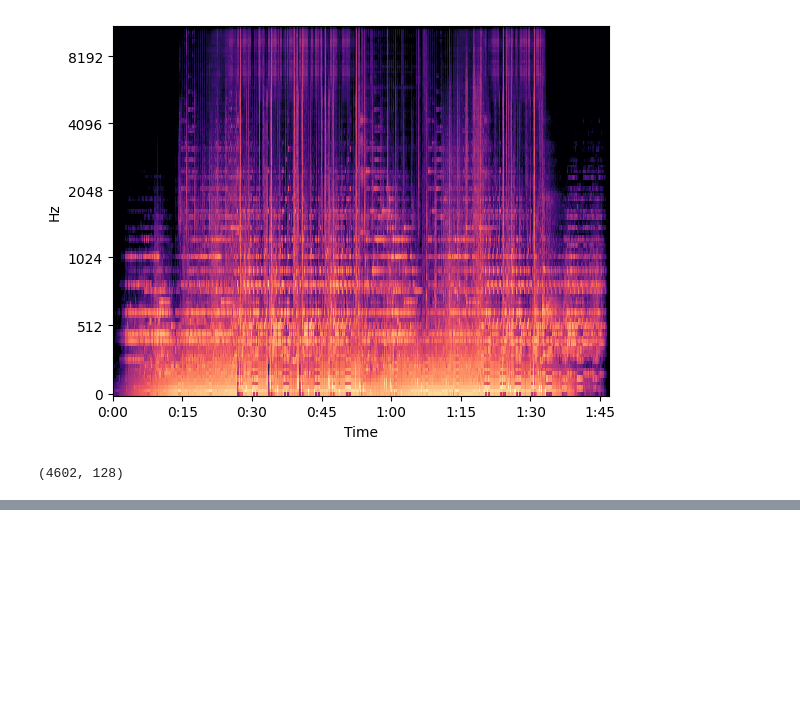
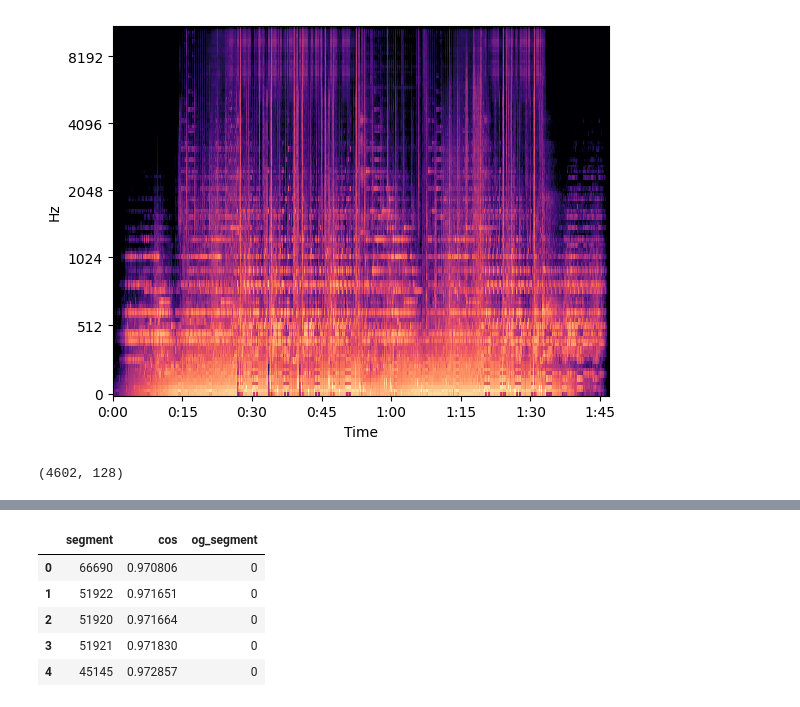
Before and after one commit to vijay-ravuri/audio-modeling, a Jupyter notebook: code/recommender.ipynb, the cells around one changed output, grey strips where cells are left out. Drawn from its saved outputs; the diff is of its cells as text; code cells hidden in the pictures; blank space fills up the shorter version.

```diff
--- a/code/recommender.ipynb
+++ b/code/recommender.ipynb
@@ -115,0 +179,14 @@ dianagram.T.shape
+# %%
+a = idk.loc[0, :].sort_values().tail()
+b = pd.DataFrame(zip(a.index, a.values), columns = ['segment', 'cos'])
+
+b['og_segment'] = 0
+# %%
+b
+# %% [output]
+|  | segment | cos | og_segment |
+| 0 | 66690 | 0.970806 | 0 |
+| 1 | 51922 | 0.971651 | 0 |
+| 2 | 51920 | 0.971664 | 0 |
+| 3 | 51921 | 0.971830 | 0 |
+| 4 | 45145 | 0.972857 | 0 |
```
Also changed, not shown: parts of 15 cells of this notebook.
